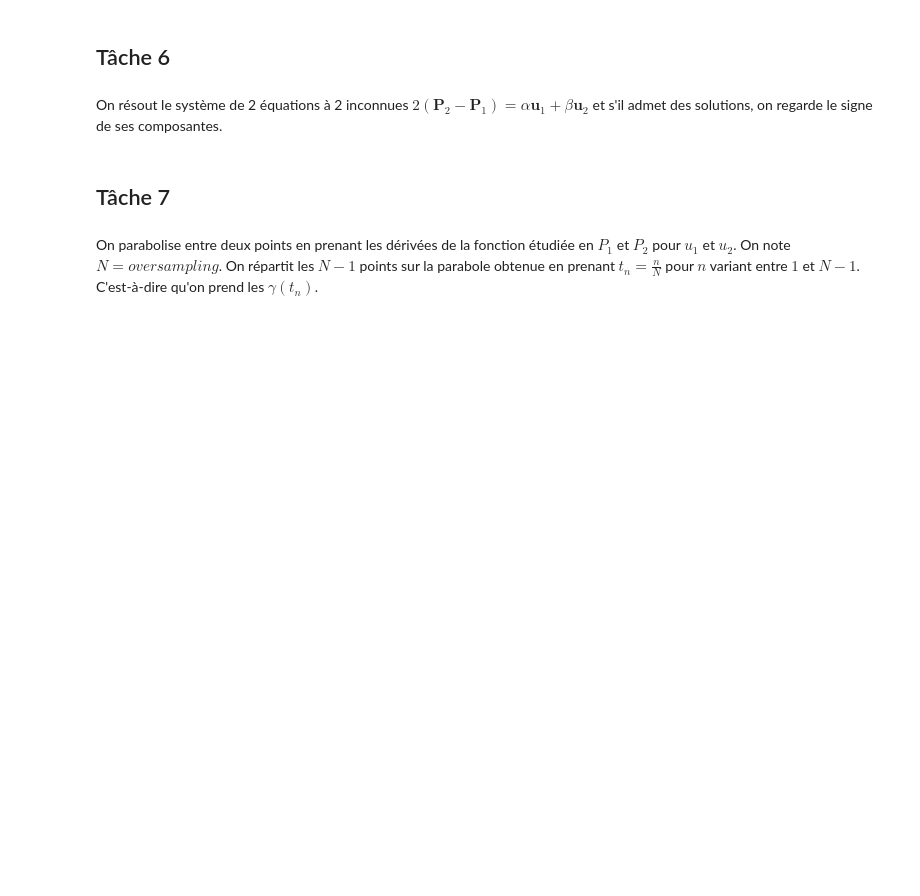
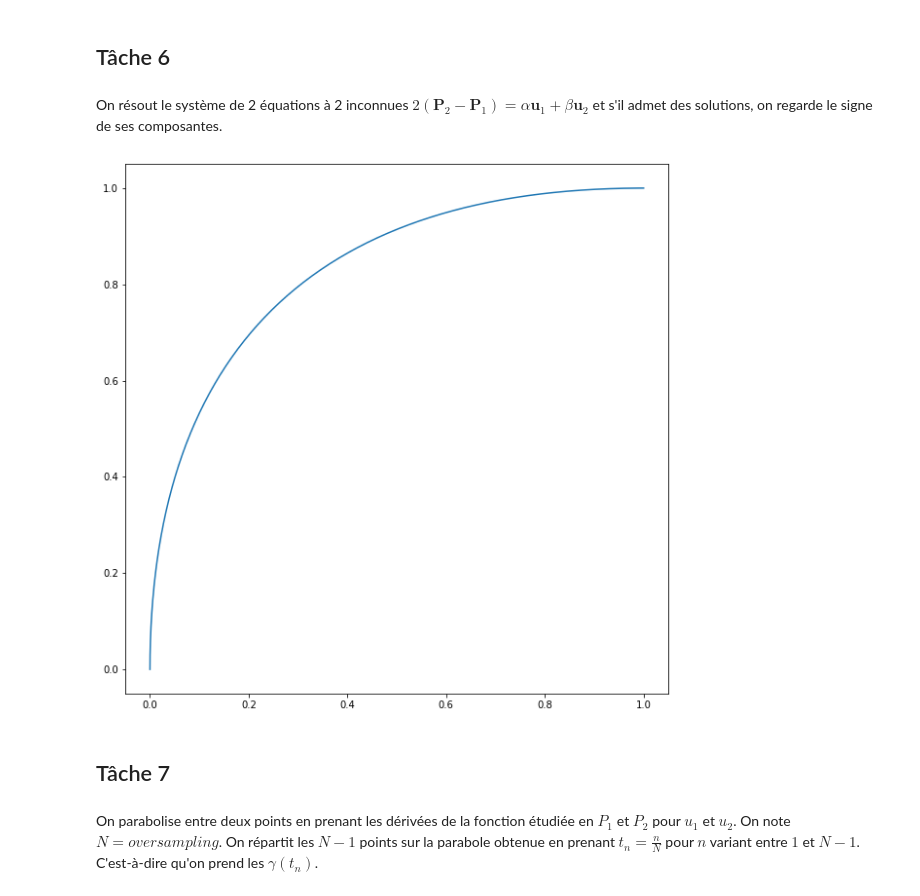
Before and after one commit to 20castro/Projet-calcul-diff, a Jupyter notebook: Projet.ipynb, the cells around one changed output. Cells and saved outputs as stored; diff of their text form; code cells hidden in the pictures; blank space fills up the shorter version.

```diff
--- a/Projet.ipynb
+++ b/Projet.ipynb
@@ -462,3 +464,16 @@ def gamma(t, P1, P2, u1, u2):
+# %%
+# Test
+
+u1 = np.array([0., 1.])
+u2 = np.array([1., 0.])
+P1 = np.array([0., 0.])
+P2 = np.array([1., 1.])
+t = np.linspace(0., 1., 200)
+
+T = gamma(t, P1, P2, u1, u2)
+plt.plot(T[0], T[1]);
+# %% [output]
+[figure, added]
 # %% [markdown]
 ## Tâche 7
 # %% [markdown]
```
Also changed, not shown: parts of 8 cells of this notebook.
